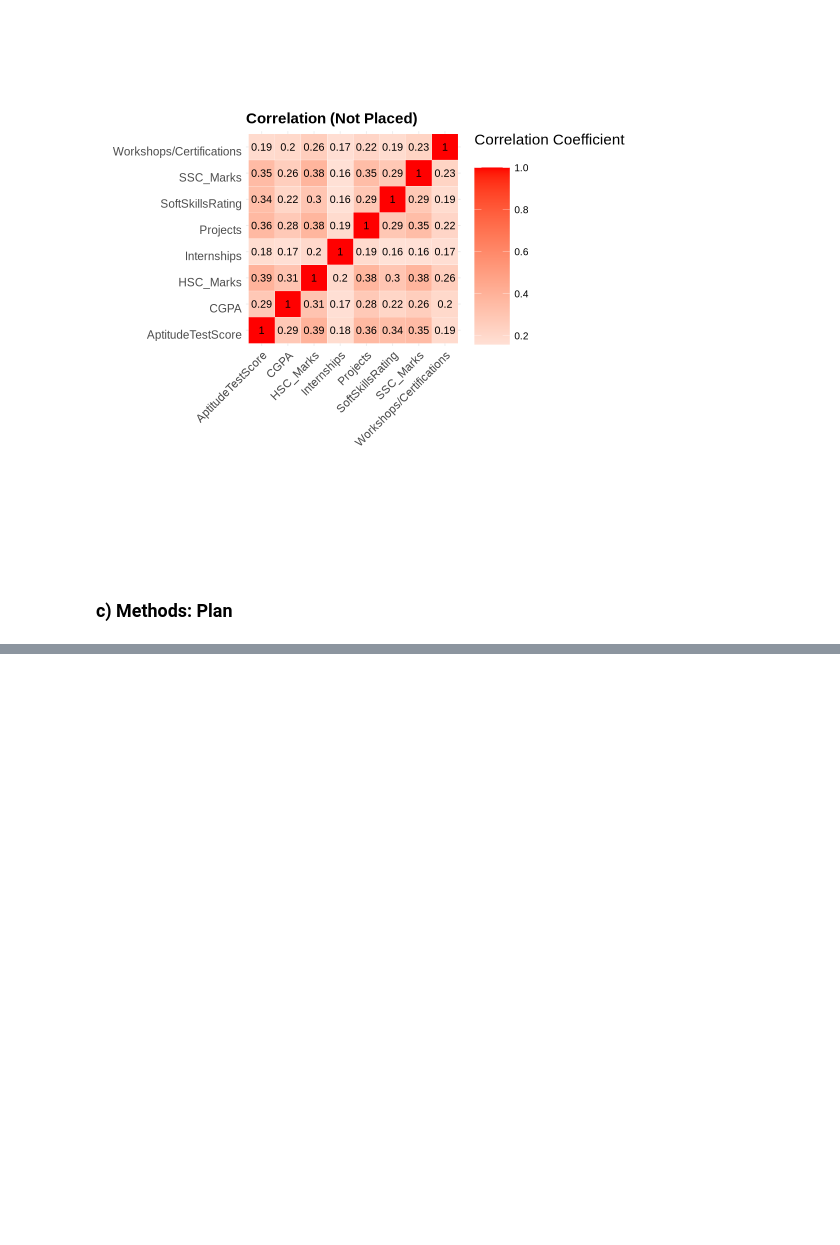
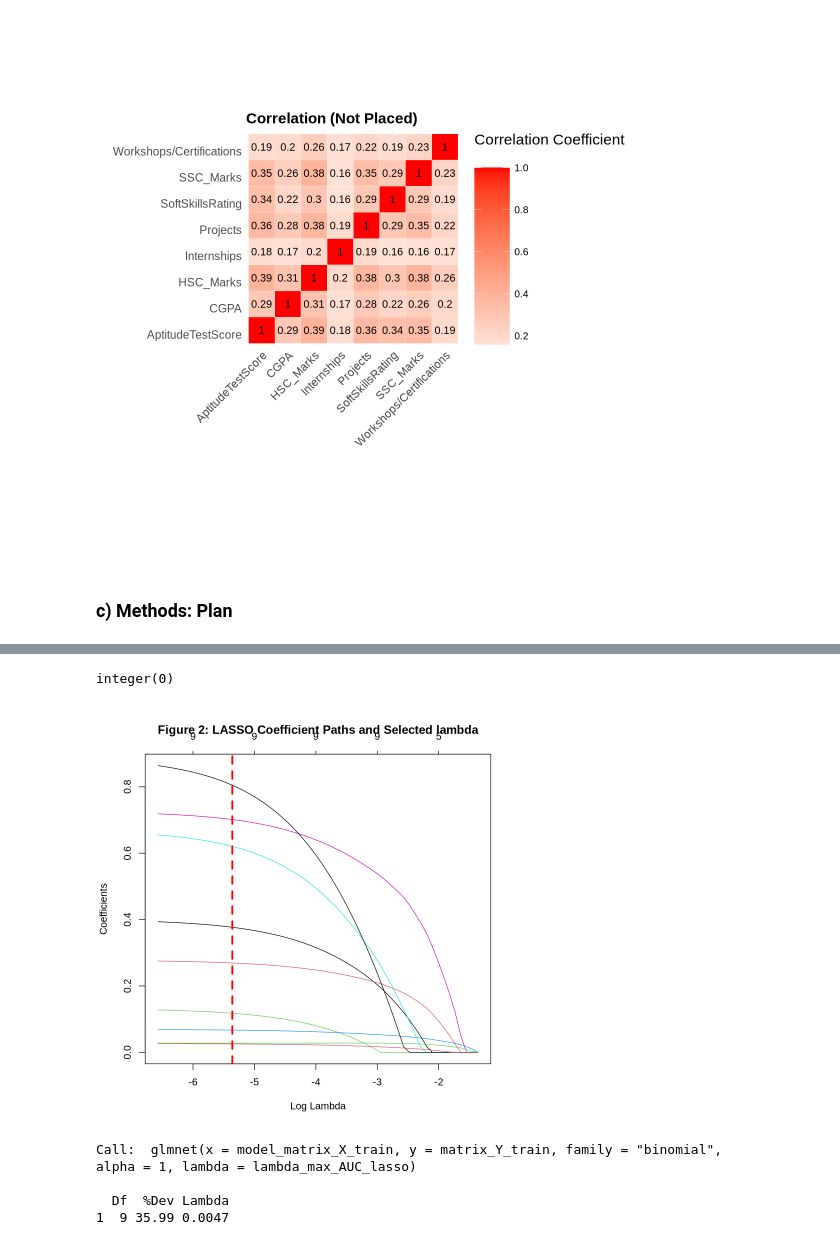
Before and after one commit to Sunnie568/STAT-301-group-project, a Jupyter notebook: Final Report.ipynb, the cells around one changed output, grey strips where cells are left out. Saved outputs shown, nothing was run; the diff lists cells and outputs as text; code cells hidden in the pictures; blank space fills up the shorter version.

```diff
--- a/Final Report.ipynb
+++ b/Final Report.ipynb
@@ -237,0 +361,27 @@ plot_corr_matrix_not_placed
+# %%
+# Main developer: Xuyang Chen
+
+# Visualization 2: LASSO Coefficient Path (Figure 2)
+plot(placement_cv_lambda_lasso$glmnet.fit, "lambda",
+    main = "Figure 2: LASSO Coefficient Paths and Selected lambda") +
+    abline(v = log(lambda_max_AUC_lasso), col = "red", lwd = 3, lty = 2)
+# %% [output]
+integer(0)
+[figure, added]
+# %%
+# Main developer: Xuyang Chen
+
+# Refit model with optimal lambda
+final_model <- glmnet(
+  x = model_matrix_X_train,
+  y = matrix_Y_train,
+  alpha = 1,
+  lambda = lambda_max_AUC_lasso,
+  family = "binomial"
+)
+final_model
+# %% [output]
+Call:  glmnet(x = model_matrix_X_train, y = matrix_Y_train, family = "binomial",      alpha = 1, lambda = lambda_max_AUC_lasso)
+
+  Df  %Dev Lambda
+1  9 35.99 0.0047
```
Also changed, not shown: parts of 22 cells of this notebook.
